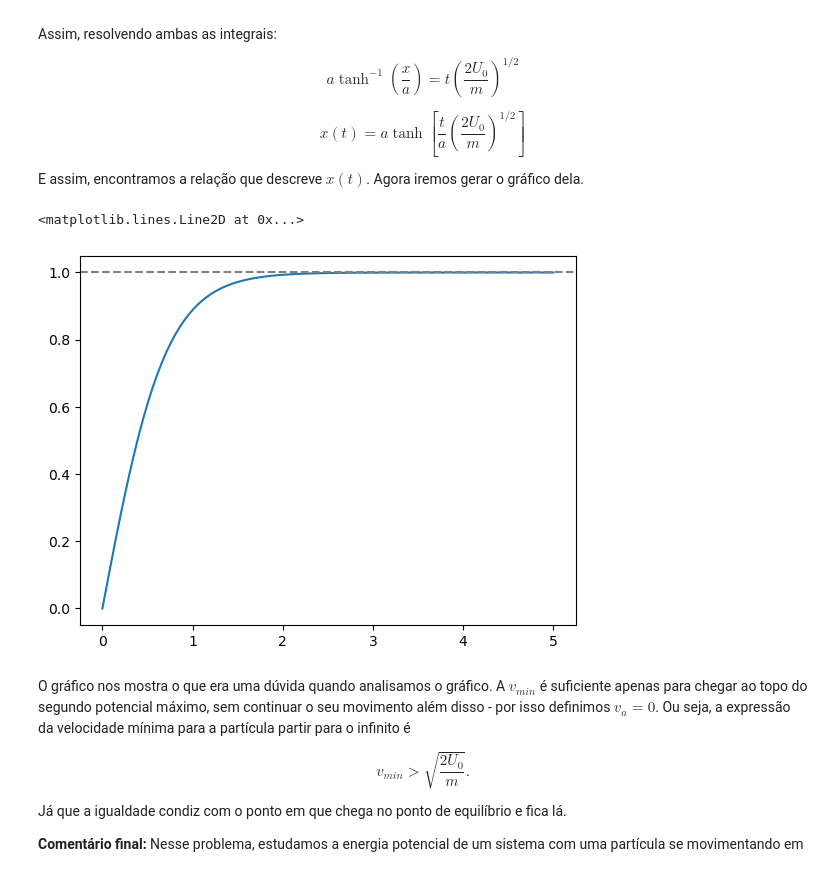
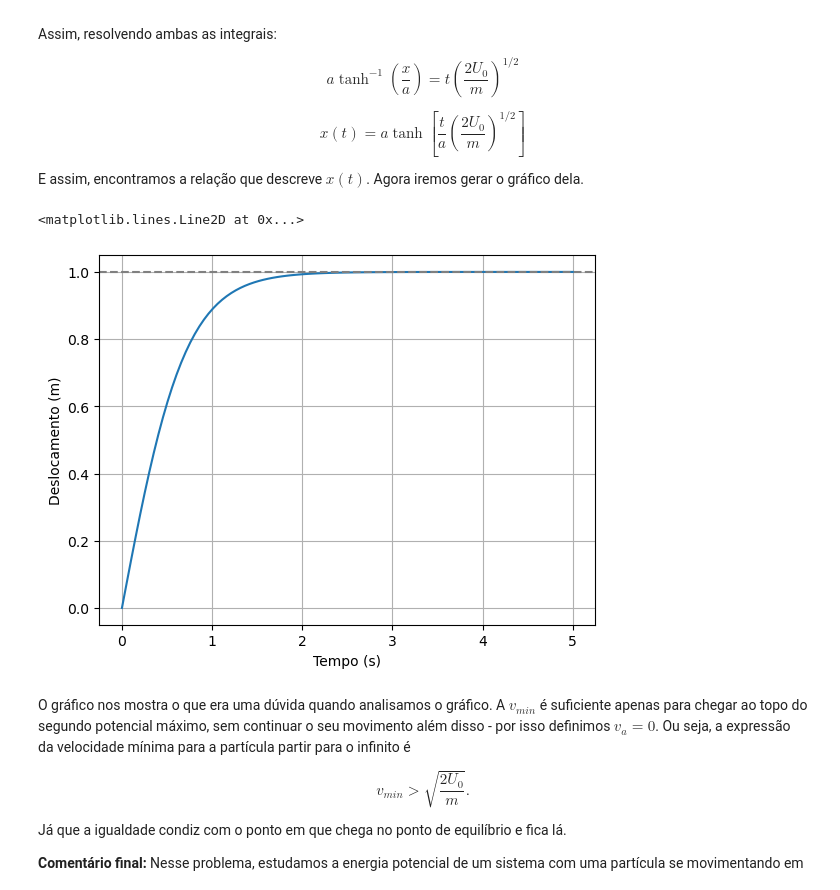
Before and after one commit to ylaksl/lista_num_mecanica, a Jupyter notebook: Problemas numericos_mec classica.ipynb, the cells around one changed output. Drawn from its saved outputs; the diff is of its cells as text; code cells hidden in the pictures.

```diff
--- a/Problemas numericos_mec classica.ipynb
+++ b/Problemas numericos_mec classica.ipynb
@@ -955,11 +963,14 @@ def x_t(t):
 # %%
 t = np.linspace(0,5,100)
 
+plt.grid(True)
+plt.ylabel("Deslocamento (m)")
+plt.xlabel("Tempo (s)")
 plt.plot(t, x_t(t))
 plt.axhline(a, ls = '--', c ='gray')
 # %% [output]
 <matplotlib.lines.Line2D at 0x...>
-[figure, old version]
+[figure, new version]
 # %% [markdown]
 O gráfico nos mostra o que era uma dúvida quando analisamos o gráfico. A $v_{min}$ é suficiente apenas para chegar ao topo do segundo potencial máximo, sem continuar o seu movimento além disso - por isso definimos $v_a = 0$. Ou seja, a expressão da velocidade mínima para a partícula partir para o infinito é
 
```
Also changed, not shown: parts of 9 cells of this notebook.
